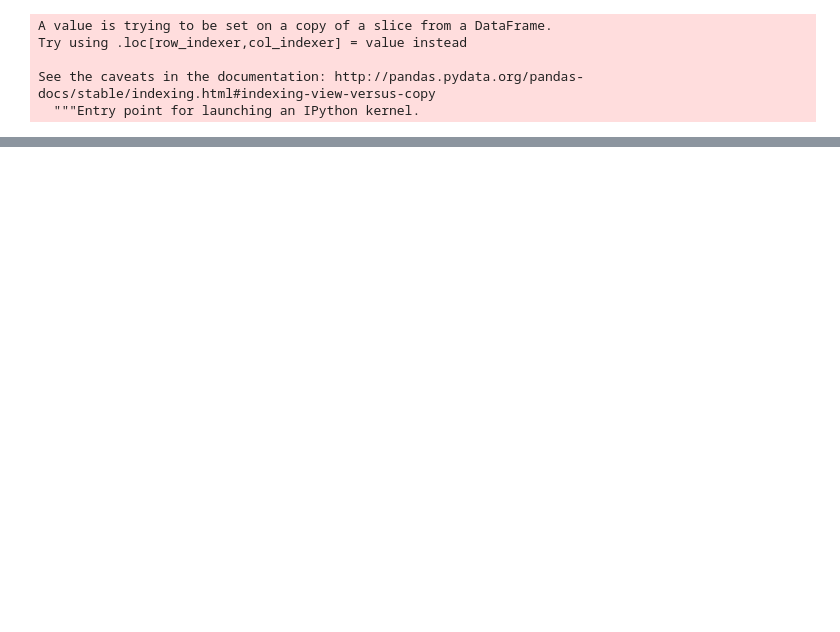
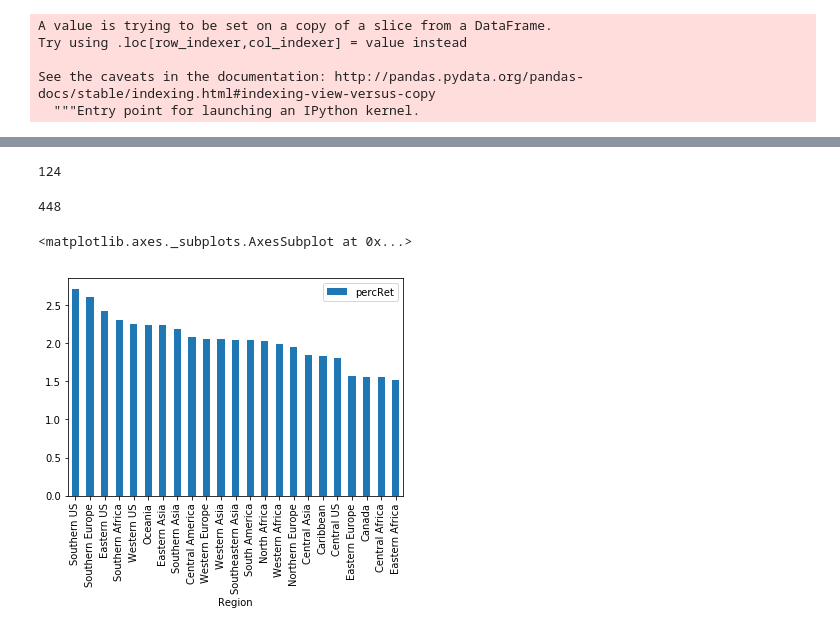
Before and after one commit to ekama0731/Machine-Lab, a Jupyter notebook: Gelly_ML_Lab.ipynb, the cells around one changed output, grey strips where cells are left out. Drawn from its saved outputs; the diff is of its cells as text; code cells hidden in the pictures; blank space fills up the shorter version.

```diff
--- a/Gelly_ML_Lab.ipynb
+++ b/Gelly_ML_Lab.ipynb
@@ -181,0 +153,10 @@ len(set(returned['Customer.Name']))
+# %%
+# customers that returned over five times
+len(over_five)
+# %% [output]
+124
+# %%
+# customers that returned more than once
+len(over_one)
+# %% [output]
+448
@@ -181,0 +172,24 @@ len(set(returned['Customer.Name']))
+# %%
+# rename cols before merge
+ret_regionRet=ret_regionRet.rename(columns = {0:'returns'})
+full_regionRet=full_regionRet.rename(columns = {0:'returnsFull'})
+# %%
+# merge
+full = pd.merge(full_regionRet, ret_regionRet, how = 'left', on = 'Region')
+# %%
+# calc percent return column
+full['percRet'] = full.returns / full.returnsFull *100
+# %%
+# sort perc return column
+sort = full.sort_values(['percRet'], ascending=[False])
+#sort
+# Southern U.S., Southern EU, Eastern US, South Africa, Western US most likely to return
+# %%
+# plot
+x = sort[['percRet', 'Region']]
+y = pd.DataFrame.drop_duplicates(x)
+y =y.set_index('Region')
+y.sort_values('percRet', ascending=False)[['percRet']].plot.bar(stacked=True, rot=90)
+# %% [output]
+<matplotlib.axes._subplots.AxesSubplot at 0x...>
+[figure, added]
```
Also changed, not shown: parts of 23 cells of this notebook.
